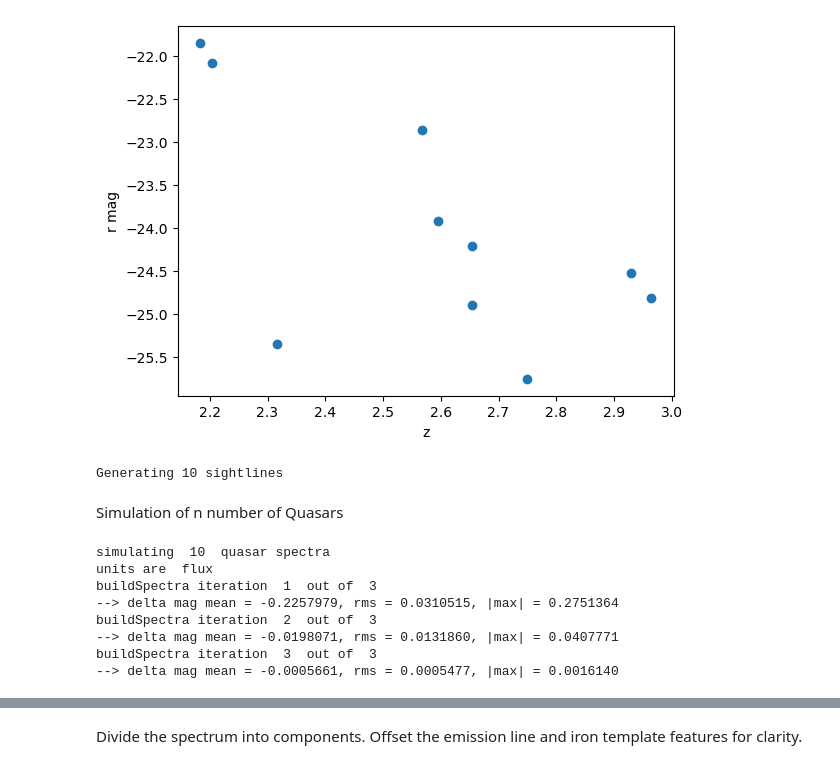
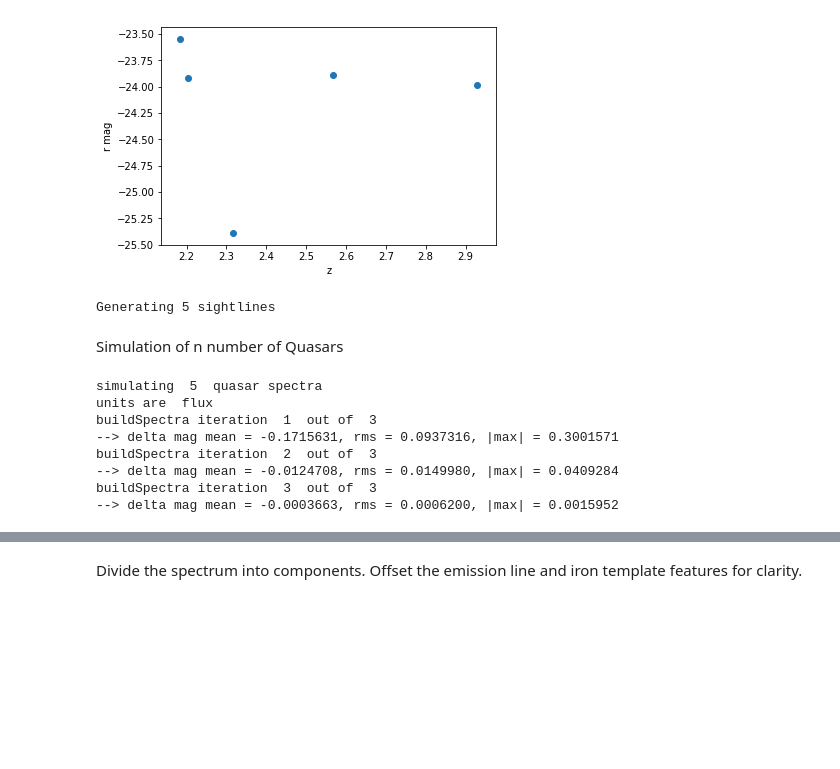
Before and after one commit to muskaan-chaudhary/Quasar_simulation, a Jupyter notebook: Quasar_Spectral_simulation.ipynb, the cells around one changed output, grey strips where cells are left out. Drawn from its saved outputs; the diff is of its cells as text; code cells hidden in the pictures; blank space fills up the shorter version.

```diff
--- a/Quasar_Spectral_simulation.ipynb
+++ b/Quasar_Spectral_simulation.ipynb
@@ -17,25 +16,26 @@ Populating the interactive namespace from numpy and matplotlib
 wave = sqbase.fixed_R_dispersion(1000,20e4,1000)
 # %%
 # randomly assigning magnitude and redshift points
-nqso = 10 #number of quasars
+nqso = 5 #number of quasars
 zin = 2.0 + np.random.rand(nqso)
 # fixed magnitude and redshift points
 #M = AbsMagVar(FixedSampler(linspace(-27,-25,nqso)[::-1]),restWave=1450)
 #z = RedshiftVar(FixedSampler(linspace(2,4,nqso)))
+#qsos = QsoSimPoints([M,z],cosmo=Planck13,units='luminosity')
 kcorr = sqbase.ContinuumKCorr('DECam-r',1450,effWaveBand='SDSS-r')
 qsos = generateQlfPoints(BOSS_DR9_PLEpivot(cosmo=Planck13),
                          (15,23),(2.0,3.0),
-                         kcorr=kcorr,zin=zin,
+                        kcorr=kcorr,zin=zin,
                          qlfseed=12345,gridseed=67890)
 scatter(qsos.z,qsos.absMag)
 xlabel('z')
 ylabel('r mag');
 # %% [output]
-[figure, old version]
+[figure, new version]
 # %%
 sedVars = get_BossDr9_model_vars(qsos,wave,0,forestseed=192837465,verbose=1)
 qsos.addVars(sedVars)
 # %% [output]
-Generating 10 sightlines
+Generating 5 sightlines
 # %%
 # add two dust components as in Lyu+Rieke 2017, but reduce the hot dust flux by a factor of 2
@@ -63,16 +68,16 @@ Simulation of n number of Quasars
 # %%
 # simulation
 qsos.loadPhotoMap([('DECam','DECaLS'),('WISE','AllWISE')])
-_,spectra = buildSpectraBulk(wave,qsos,saveSpectra=True,maxIter=3,verbose=10)
+_,spectra = buildSpectraBulk(wave,qsos,saveSpectra=True,maxIter=3,verbose=20)
 # %% [output]
-simulating  10  quasar spectra
+simulating  5  quasar spectra
 units are  flux
 buildSpectra iteration  1  out of  3
---> delta mag mean = -0.2257979, rms = 0.0310515, |max| = 0.2751364
+--> delta mag mean = -0.1715631, rms = 0.0937316, |max| = 0.3001571
 buildSpectra iteration  2  out of  3
---> delta mag mean = -0.0198071, rms = 0.0131860, |max| = 0.0407771
+--> delta mag mean = -0.0124708, rms = 0.0149980, |max| = 0.0409284
 buildSpectra iteration  3  out of  3
---> delta mag mean = -0.0005661, rms = 0.0005477, |max| = 0.0016140
+--> delta mag mean = -0.0003663, rms = 0.0006200, |max| = 0.0015952
 # %%
 # data set
 qsos.data
```
Also changed, not shown: parts of 13 cells of this notebook.
